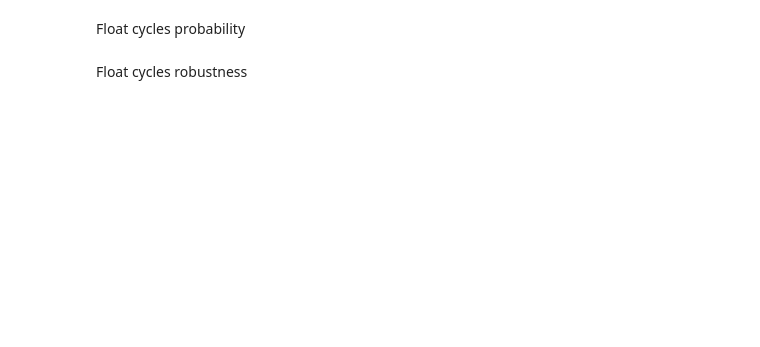
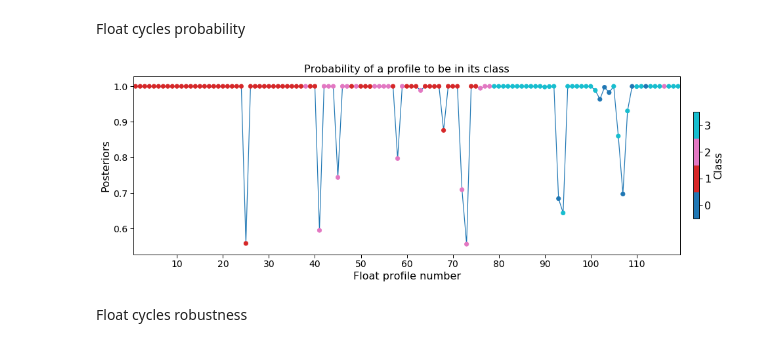
Before and after one commit to euroargodev/DMQC-PCM, a Jupyter notebook: PCM-design/Classif_ArgoReferenceDatabase.ipynb, the cells around one changed output. Saved outputs shown, nothing was run; the diff lists cells and outputs as text; code cells hidden in the pictures; blank space fills up the shorter version.

```diff
--- a/PCM-design/Classif_ArgoReferenceDatabase.ipynb
+++ b/PCM-design/Classif_ArgoReferenceDatabase.ipynb
@@ -594,2 +498,6 @@ cbar.set_label('Class', fontsize=20)
+# %%
+P.float_cycles_prob(var_name='PCM_POST')
+# %% [output]
+[figure, added]
 # %% [markdown]
 Float cycles robustness
```
Also changed, not shown: parts of 23 cells of this notebook, 2 other files.
